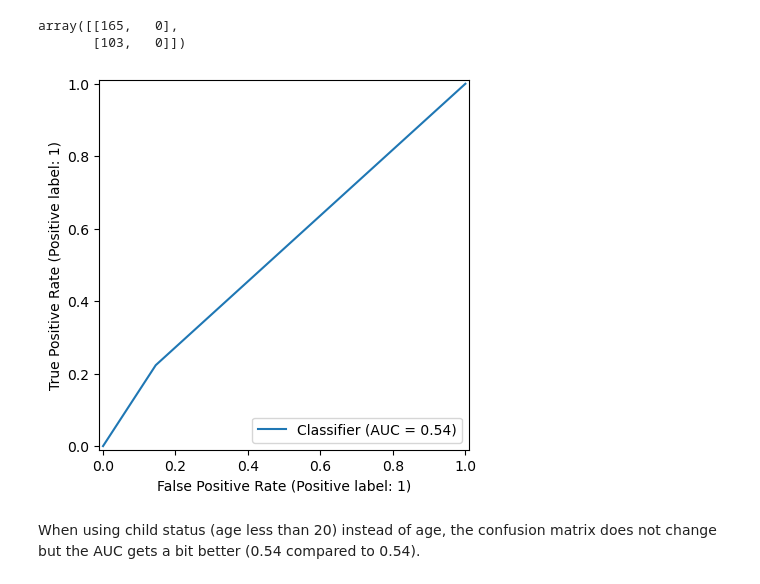
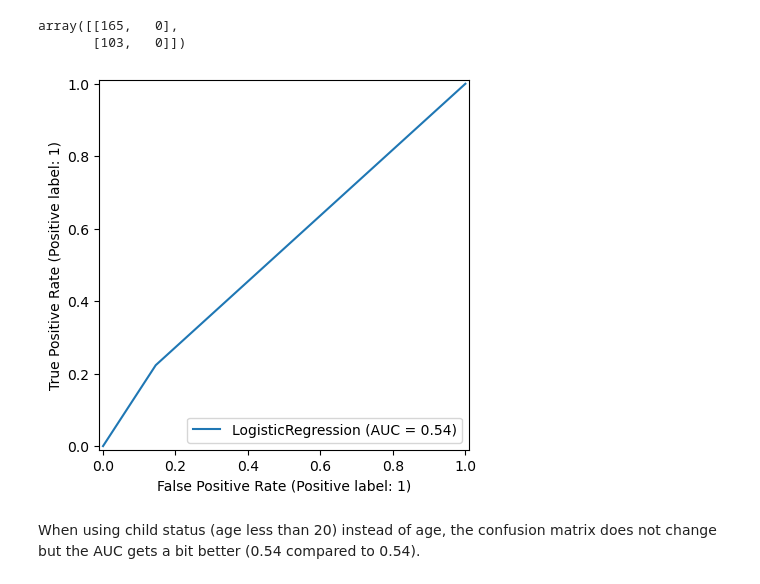
Before and after one commit to nss-data-science-cohort-9/ml-exercise-2-aezell314, a Jupyter notebook: ML Classification Exercise.ipynb, the cells around one changed output. Drawn from its saved outputs; the diff is of its cells as text; code cells hidden in the pictures.

```diff
--- a/ML Classification Exercise.ipynb
+++ b/ML Classification Exercise.ipynb
@@ -107,7 +123,7 @@ min        0.420000
 max       80.000000
 Name: Age, dtype: float64
 # %%
-titanic['Child'] = titanic['Age'] < 20
+titanic['Child'] = np.where(titanic['Age'].isna(), np.nan, (titanic['Age'] < 20).astype('int'))
 # %% [markdown]
 When imputing the missing values, you'll need to change the strategy from mean to most_frequent. Impute the missing values, then fit the model using this new variable, generate predictions, and view the confusion matrix. How did your model do?
 # %%
@@ -119,10 +135,10 @@ X_train, X_test, y_train, y_test = train_test_split(X, y, test_size=0.3, random_
 
 imp_freq = SimpleImputer(missing_values=np.nan, strategy='most_frequent')
 
-imp_mean.fit(X_train)
+imp_freq.fit(X_train)
 
-X_train = imp_mean.transform(X_train)
-X_test = imp_mean.transform(X_test)
+X_train = imp_freq.transform(X_train)
+X_test = imp_freq.transform(X_test)
 
 clf = LogisticRegression(random_state=0).fit(X_train, y_train)
 
@@ -133,10 +149,9 @@ confusion_matrix(y_test, y_pred)
 array([[165,   0],
        [103,   0]])
 # %%
-y_score = clf.decision_function(X_test)
-RocCurveDisplay.from_predictions(y_test, y_score);
+RocCurveDisplay.from_estimator(clf, X_test, y_test);
 # %% [output]
-[figure, old version]
+[figure, new version]
 # %% [markdown]
 When using child status (age less than 20) instead of age, the confusion matrix does not change but the AUC gets a bit better (0.54 compared to 0.54).
 # %% [markdown]
```
Also changed, not shown: parts of 22 cells of this notebook.
